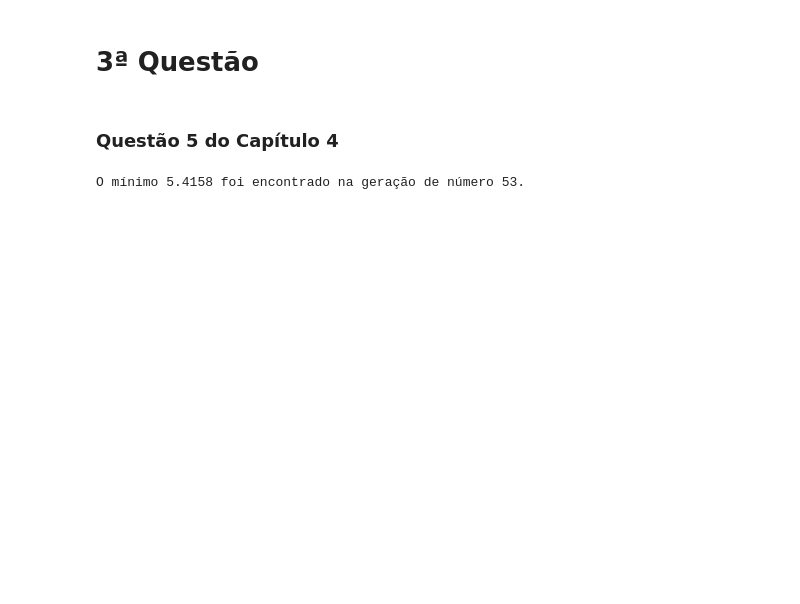
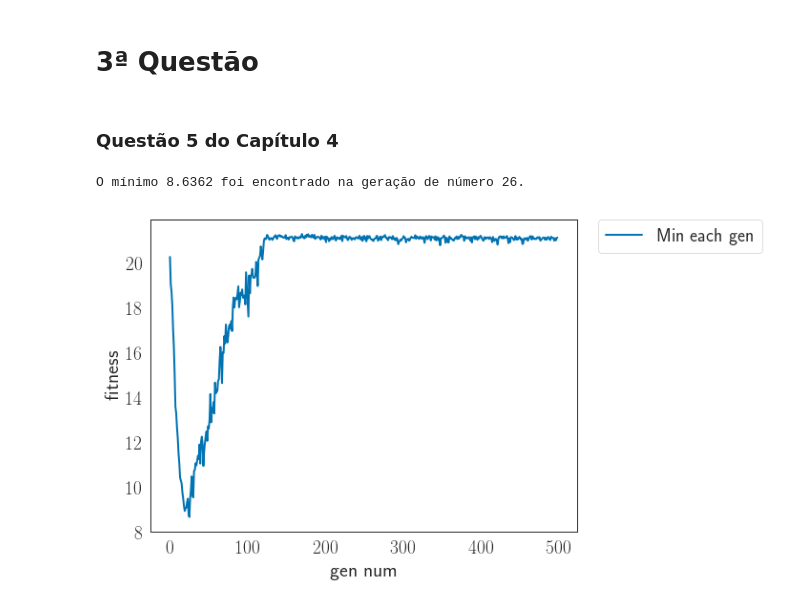
Before and after one commit to mesquita/otmnat, a Jupyter notebook: lista_4/codigo/Lista_4.ipynb, the cells around one changed output. Drawn from its saved outputs; the diff is of its cells as text; code cells hidden in the pictures; blank space fills up the shorter version.

```diff
--- a/lista_4/codigo/Lista_4.ipynb
+++ b/lista_4/codigo/Lista_4.ipynb
@@ -253,31 +253,28 @@ def eval_fitness(populacao):
     return list(map(lambda i: ackley_func(populacao[i]), range(len(populacao))))
 
 def uncorr_mut_n_stepsizes(x, sigma):
-    global_uni = np.random.normal(loc=0.0, scale=1.0, size=None)
+    global_uni = np.random.normal(loc=0.0, scale=1.0)
     local_uni = np.random.normal(loc=0.0, scale=1.0, size=len(sigma))
 
     tau_prime = 1/(np.sqrt(2*len(x)))
     tau = 1/(np.sqrt(2*np.sqrt(len(x))))
 
-    eps = 10**-5
+    eps = 10**-10
 
-    sigma_new = np.multiply(sigma, np.exp(tau_prime*global_uni + tau*local_uni))
+    sigma_new = sigma * np.exp(tau_prime*global_uni + tau*local_uni)
 
-    for i in range(len(sigma_new)):
-        if sigma_new[i] < eps: sigma_new[i] = eps
+    for each_sigma in sigma_new:
+        if each_sigma < eps: each_sigma = eps
 
-    x_new = x + np.multiply(sigma_new, local_uni)
+    x_new = x + sigma_new*local_uni
     return x_new, sigma_new
 
 def eval_uncorr_mut(children, sigma_children, num_filhos):
-    x = []
-    sigma = []
-    for i in range(num_filhos):
-        x_new, sigma_new = uncorr_mut_n_stepsizes(children[i], sigma_children[i])
+    x, sigma = [], []
+    for child, sigma_child in zip(children, sigma_children):
+        x_new, sigma_new = uncorr_mut_n_stepsizes(child, sigma_child)
         x.append(x_new)
-        x_new = 0
         sigma.append(sigma_new)
-        sigma_new = 0
     return np.array(x), np.array(sigma)
 
 def globl_discrete_recomb(populacao):
@@ -290,7 +287,7 @@ def globl_discrete_recomb(populacao):
             indv_new[q] = populacao[j][q]
     return indv_new
 
-def eval_num_children_global_discrete(populacao, num_filhos):
+def eval_global_disc_recomb(populacao, num_filhos):
      return np.array(list(map(lambda i: globl_discrete_recomb(populacao),range(num_filhos))))
 
 def suvivor_selection(children, num_indv):
@@ -305,16 +302,17 @@ num_geracoes = 500
 populacao = eval_pop_rand(num_indv, num_alelo)
 sigma_pop = eval_sigma_rand(num_filhos, num_alelo)
 best_x = min(eval_fitness(populacao))
+min_gen = []
 
 for i in range(num_geracoes):
-    children = eval_num_children_global_discrete(populacao, num_filhos)
+    children = eval_global_disc_recomb(populacao, num_filhos)
     children, sigma_children = eval_uncorr_mut(children, sigma_pop, num_filhos)
     offspring = suvivor_selection(children, num_indv)
 
     offspring_fitness = eval_fitness(offspring)
-    min_gen = min(offspring_fitness)
-    if (min_gen < best_x):
-        best_x = min_gen
+    min_gen.append(min(offspring_fitness))
+    if (min_gen[i] < best_x):
+        best_x = min_gen[i]
         geracao = i
 
     populacao = offspring
@@ -322,4 +320,12 @@ for i in range(num_geracoes):
 
 print(f'O mínimo {best_x:.5} foi encontrado na geração de número {geracao + 1}.')
 # %% [output]
-O mínimo 5.4158 foi encontrado na geração de número 53.
+O mínimo 8.6362 foi encontrado na geração de número 26.
+# %%
+sns.lineplot(range(num_geracoes), min_gen, label="Min each gen")
+plt.legend(bbox_to_anchor=(1.05, 1), loc=2, borderaxespad=0.)
+plt.xlabel('gen num')
+plt.ylabel('fitness')
+plt.show()
+# %% [output]
+[figure, added]
```
Also changed, not shown: parts of 4 cells of this notebook, 1 other file.
